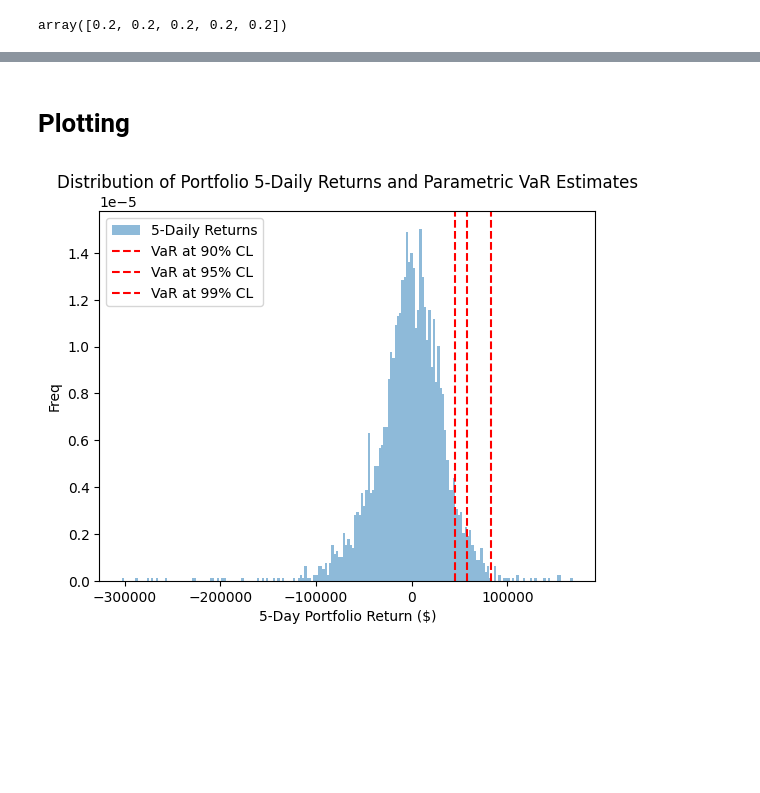
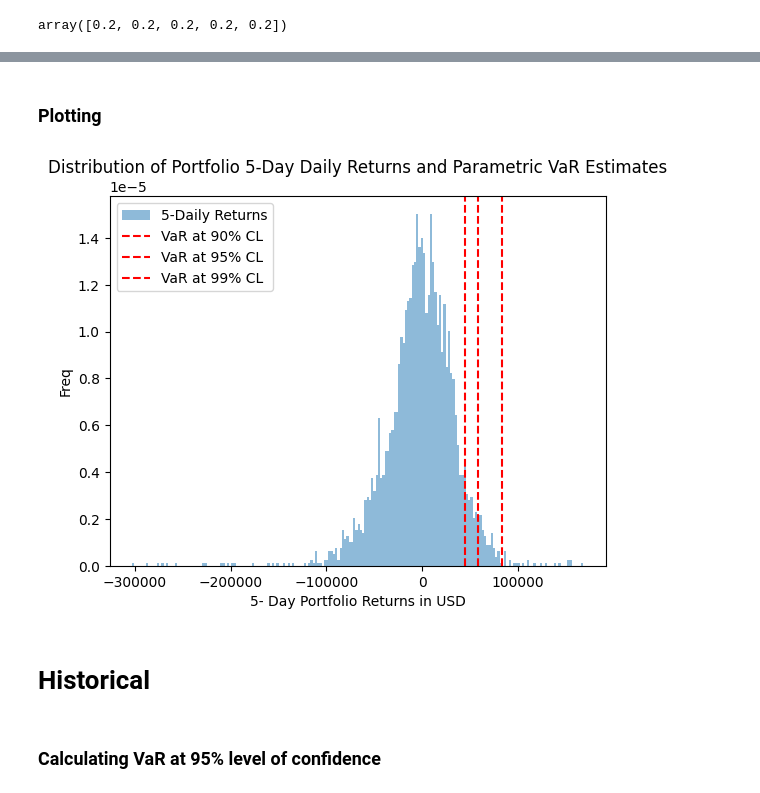
Before and after one commit to Michael-Ishak/VaR_Parametric_Historical_MonteCarlo, a Jupyter notebook: VaR_Parametric_Historical_MonteCarlo.ipynb, the cells around one changed output, grey strips where cells are left out. Cells and saved outputs as stored; diff of their text form; code cells hidden in the pictures; blank space fills up the shorter version.

```diff
--- a/VaR_Parametric_Historical_MonteCarlo.ipynb
+++ b/VaR_Parametric_Historical_MonteCarlo.ipynb
@@ -140,23 +157,27 @@ Confidence Level     Value at Risk
 # %% [markdown]
-# Plotting
+### Plotting
 # %%
 historical_x_day = historical_returns_x_days * portfolio_value
 
 plt.hist(
     historical_x_day, bins=200, density=True, alpha=0.5, label=f"{days}-Daily Returns"
 )
 
 for j, VaR in zip(confidence_levels, VaRs):
     plt.axvline(
         x=-VaR, linestyle="--", color="r", label="VaR at {}% CL".format(int(j * 100))
     )
 
-plt.xlabel(f"{days}-Day Portfolio Return ($)")
+plt.xlabel(f"{days}- Day Portfolio Returns in USD")
 plt.ylabel("Freq")
 plt.title(
-    f"Distribution of Portfolio {days}-Daily Returns and Parametric VaR Estimates"
+    f"Distribution of Portfolio {days}-Day Daily Returns and Parametric VaR Estimates"
 )
 plt.legend()
 plt.show()
 # %% [output]
-[figure, old version]
+[figure, new version]
+# %% [markdown]
+# Historical
+# %% [markdown]
+### Calculating VaR at 95% level of confidence
```
Also changed, not shown: parts of 16 cells of this notebook.
